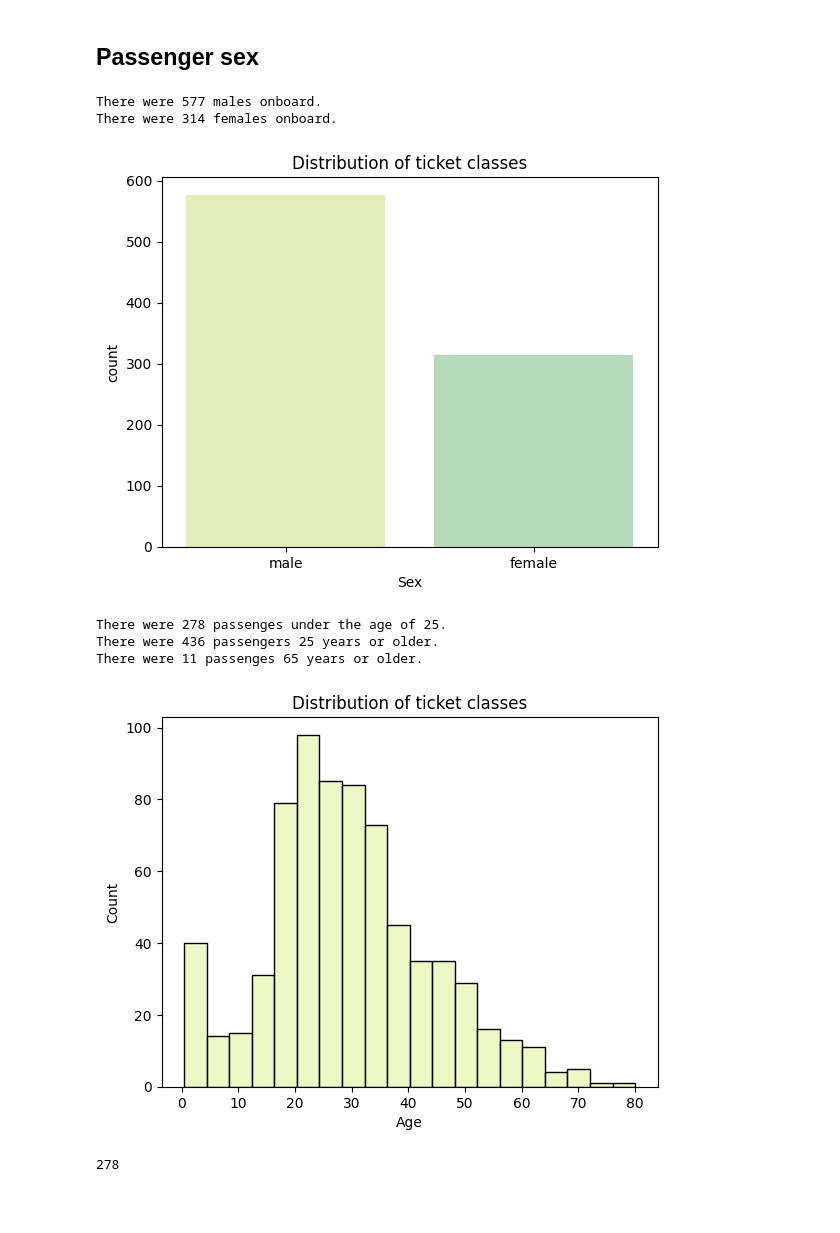
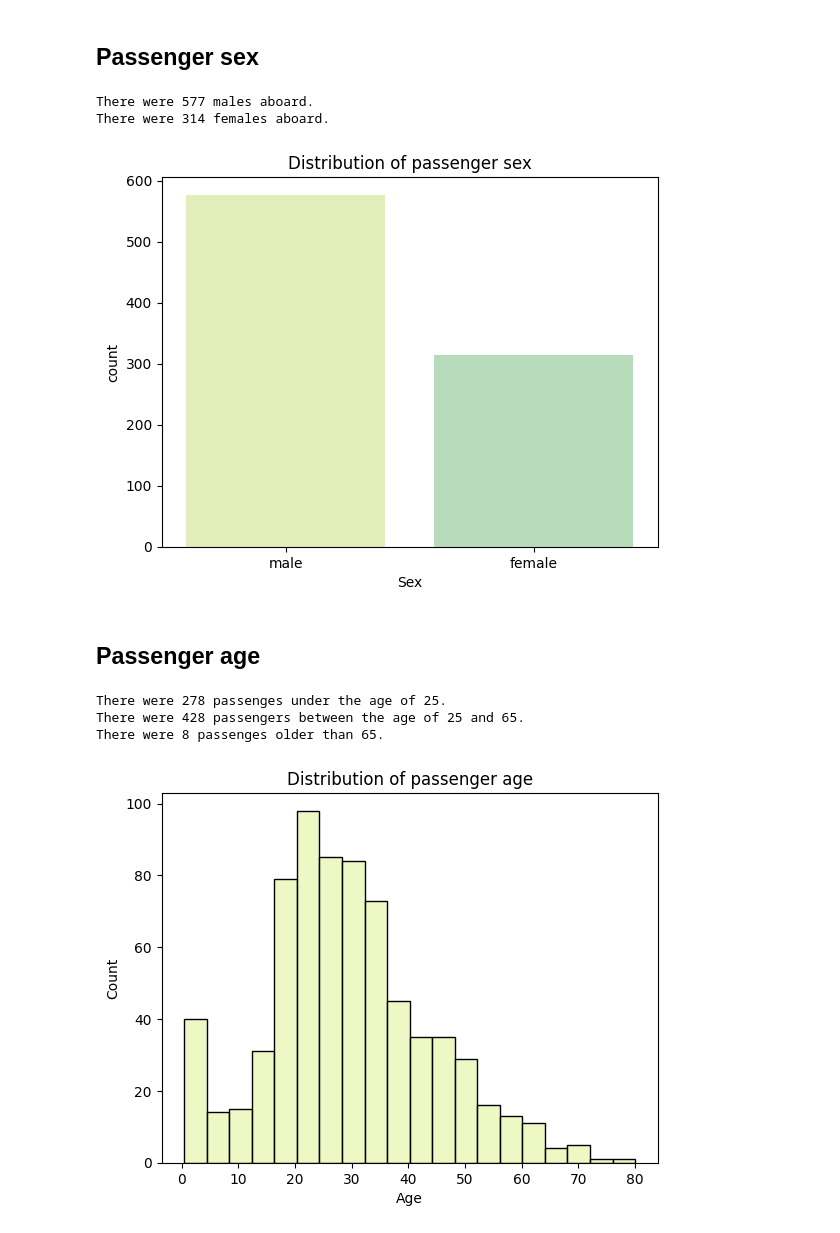
Before and after one commit to UlrikThygePedersen/Machine_Learning_Models, a Jupyter notebook: Models/Kaggle/Titanic - Machine Learning from Disaster/Titanic_Notebook.ipynb, the cells around one changed output. Cells and saved outputs as stored; diff of their text form; code cells hidden in the pictures; blank space fills up the shorter version.

Commit message:
graphs and insights and stuff

```diff
--- a/Models/Kaggle/Titanic - Machine Learning from Disaster/Titanic_Notebook.ipynb
+++ b/Models/Kaggle/Titanic - Machine Learning from Disaster/Titanic_Notebook.ipynb
@@ -107,3 +181,5 @@ df_train.head()
+# %%
+df_train['Cabin'] = df_train['Cabin'].apply(lambda x: 1 if not pd.isnull(x) else 0)
 # %% [markdown]
 ## Feature Engineering
 # %%
@@ -118,3 +194,7 @@ pclass_dict = {
 df_train = df_train.replace({
     "Pclass": pclass_dict
 })
+
+#df_train['Cabin'] = df_train['Cabin'].replace(np.nan, 0)
+
+df_train['Cabin'] = df_train['Cabin'].apply(lambda x: 1 if not pd.isnull(x) else 0)
@@ -156,32 +245,30 @@ There were 491 people on the lower deck
 ## Passenger sex
 # %%
 df_sex = df_train['Sex']
-print(f'There were {df_sex.value_counts().sort_index()[1]} males onboard.')
-print(f'There were {df_sex.value_counts().sort_index()[0]} females onboard.')
+print(f'There were {df_sex.value_counts().sort_index()[1]} males aboard.')
+print(f'There were {df_sex.value_counts().sort_index()[0]} females aboard.')
 
 sns.countplot(x = df_sex)
-plt.title('Distribution of ticket classes')
+plt.title('Distribution of passenger sex')
 plt.show()
 # %% [output]
-There were 577 males onboard.
-There were 314 females onboard.
+There were 577 males aboard.
+There were 314 females aboard.
-[figure, old version]
+[figure, new version]
+# %% [markdown]
+## Passenger age
 # %%
 df_age = df_train['Age']
 print(f'There were {np.count_nonzero(df_age < 25)} passenges under the age of 25.')
-print(f'There were {np.count_nonzero(df_age >= 25)} passengers 25 years or older.')
-print(f'There were {np.count_nonzero(df_age >= 65)} passenges 65 years or older.')
+print(f'There were {np.count_nonzero((df_age >= 25) & (df_age <= 65))} passengers between the age of 25 and 65.')
+print(f'There were {np.count_nonzero(df_age > 65)} passenges older than 65.')
 
 
 sns.histplot(data = df_age)
-plt.title('Distribution of ticket classes')
+plt.title('Distribution of passenger age')
 plt.show()
 # %% [output]
 There were 278 passenges under the age of 25.
-There were 436 passengers 25 years or older.
-There were 11 passenges 65 years or older.
+There were 428 passengers between the age of 25 and 65.
+There were 8 passenges older than 65.
-[figure, old version]
+[figure, new version]
-# %%
-np.count_nonzero(df_age < 25)
-# %% [output]
-278
```
Also changed, not shown: parts of 19 cells of this notebook.
